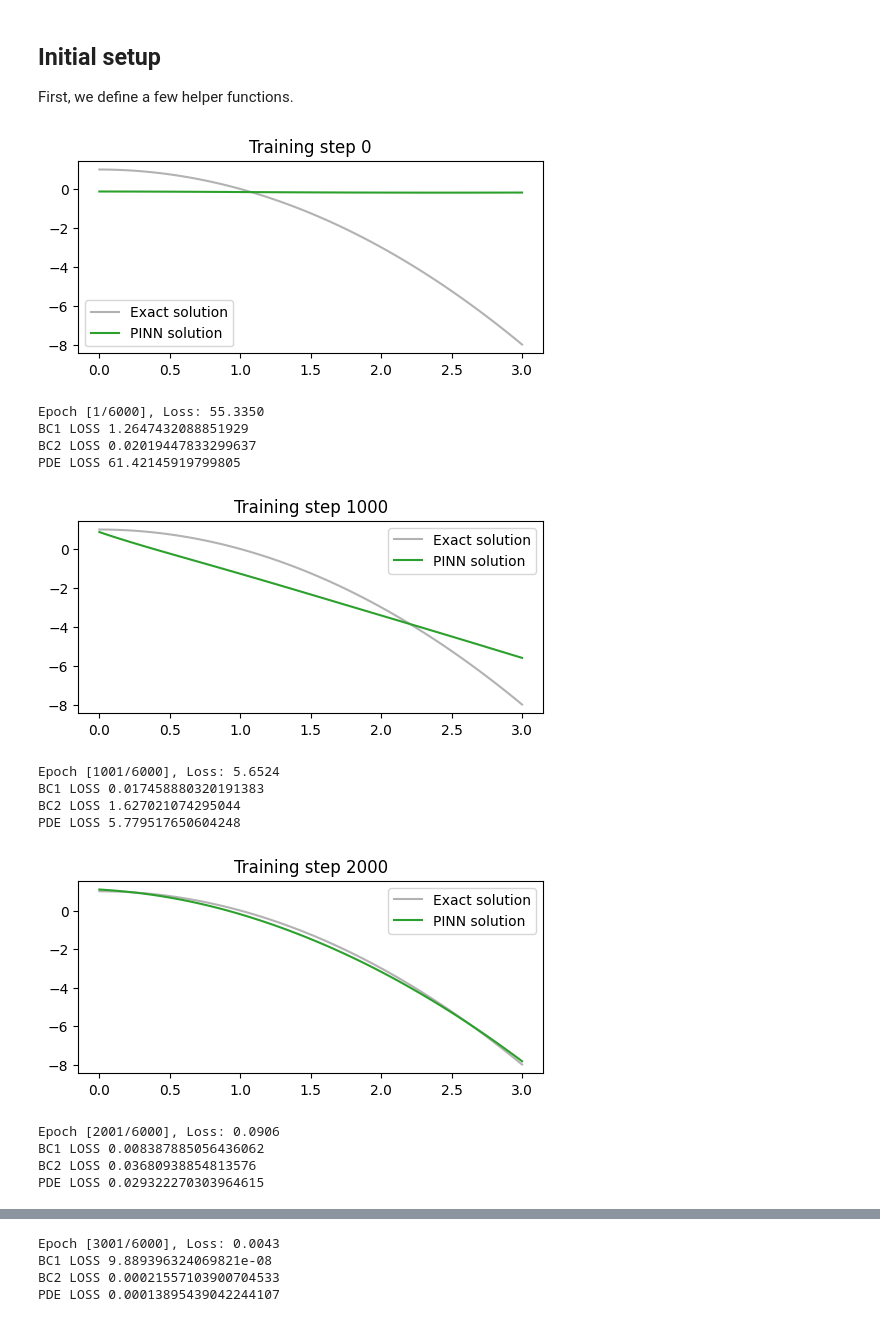
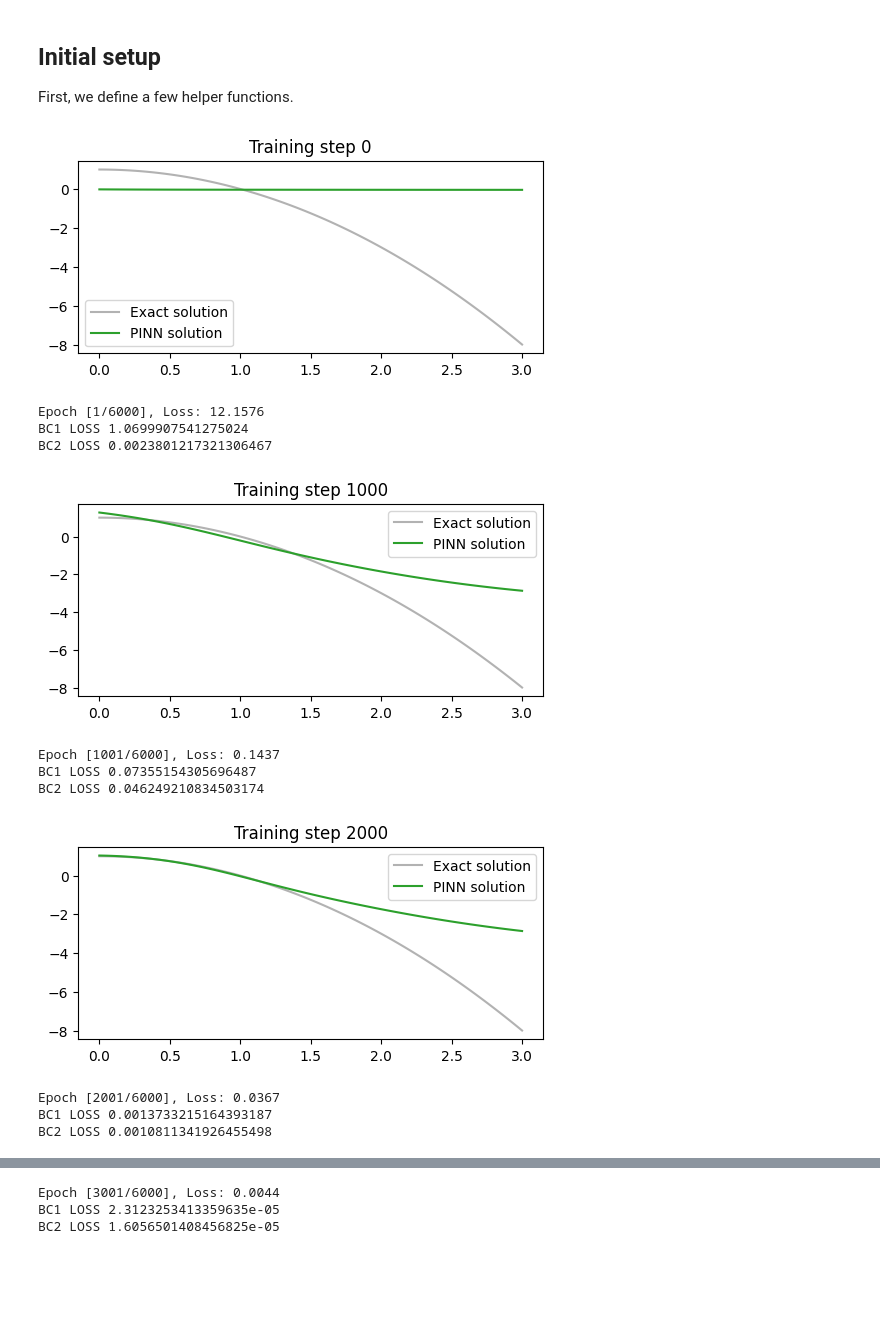
Before and after one commit to vsy2876/PINN, a Jupyter notebook: Polynomial/JNRpg121prb2.21.ipynb, the cells around one changed output, grey strips where cells are left out. Saved outputs shown, nothing was run; the diff lists cells and outputs as text; code cells hidden in the pictures; blank space fills up the shorter version.

```diff
--- a/Polynomial/JNRpg121prb2.21.ipynb
+++ b/Polynomial/JNRpg121prb2.21.ipynb
@@ -113,56 +113,53 @@ for i in range(num_epochs+1):
     # dudx2 = torch.autograd.grad(dudx, x_boundary2, torch.ones_like(u), create_graph=True)[0]  # (20, 1)
     loss2 = (torch.squeeze(u)-0)**2
 
-    u = pinn(x_boundary3)
-    loss3 = (torch.squeeze(u)+8)**2
+    # u = pinn(x_boundary3)
+    # loss3 = (torch.squeeze(u)+8)**2
 
     # compute physics loss
     u = pinn(x_physics)  # (20, 1)
     dudx = torch.autograd.grad(u, x_physics, torch.ones_like(u), create_graph=True)[0]  # (20, 1)
     dudx2 = torch.autograd.grad(dudx, x_physics, torch.ones_like(dudx), create_graph=True)[0]  # (20, 1)
-    loss4 = torch.mean((-2*u*dudx2 + (dudx**2)-4)**2)
+    loss4 = torch.mean((-2*u*dudx2 + (dudx)**2-4)**2)
 
     # backpropagate joint loss, take optimiser step
     # loss = lambda1* loss1 + lambda2* loss2 + lambda1*loss3 + lambda2*loss4
-    loss = lambda1* loss1 + lambda2* loss2 + lambda2 * loss3 + lambda2*loss4
+    loss = lambda1* loss1 + lambda2* loss2  + lambda2*loss4 #+lambda2 * loss3
     loss.backward()
     optimiser.step()
     losses.append(loss.item())
 
     # plot the result as training progresses
     if i % 1000 == 0:
         u = pinn(x_test).detach()
         plt.figure(figsize=(6,2.5))
         plt.plot(x_test[:,0], u_exact[:,0], label="Exact solution", color="tab:grey", alpha=0.6)
         plt.plot(x_test[:,0], u[:,0], label="PINN solution", color="tab:green")
         plt.title(f"Training step {i}")
         plt.legend()
         plt.show()
         print(f"Epoch [{i+1}/{num_epochs}], Loss: {loss.item():.4f}")
         print(f'BC1 LOSS {loss1}')
         print(f'BC2 LOSS {loss2}')
-        print(f'PDE LOSS {loss3}')
+        # print(f'PDE LOSS {loss3}')
 
 
 plt.plot(range(1, num_epochs+2), losses, label='Training Loss')
 plt.xlabel('Epoch')
 plt.ylabel('Loss')
 plt.title('Loss vs Epoch')
 plt.legend()
 plt.show()
 # %% [output]
-[figure, old version]
+[figure, new version]
-Epoch [1/6000], Loss: 55.3350
-BC1 LOSS 1.2647432088851929
-BC2 LOSS 0.02019447833299637
-PDE LOSS 61.42145919799805
+Epoch [1/6000], Loss: 12.1576
+BC1 LOSS 1.0699907541275024
+BC2 LOSS 0.0023801217321306467
-[figure, old version]
+[figure, new version]
-Epoch [1001/6000], Loss: 5.6524
-BC1 LOSS 0.017458880320191383
-BC2 LOSS 1.627021074295044
-PDE LOSS 5.779517650604248
+Epoch [1001/6000], Loss: 0.1437
+BC1 LOSS 0.07355154305696487
+BC2 LOSS 0.046249210834503174
-[figure, old version]
+[figure, new version]
-Epoch [2001/6000], Loss: 0.0906
-BC1 LOSS 0.008387885056436062
-BC2 LOSS 0.03680938854813576
-PDE LOSS 0.029322270303964615
+Epoch [2001/6000], Loss: 0.0367
+BC1 LOSS 0.0013733215164393187
+BC2 LOSS 0.0010811341926455498
@@ -170,4 +167,3 @@ PDE LOSS 0.029322270303964615
-Epoch [3001/6000], Loss: 0.0043
-BC1 LOSS 9.889396324069821e-08
-BC2 LOSS 0.00021557103900704533
-PDE LOSS 0.00013895439042244107
+Epoch [3001/6000], Loss: 0.0044
+BC1 LOSS 2.3123253413359635e-05
+BC2 LOSS 1.6056501408456825e-05
```
Also changed, not shown: parts of 8 cells of this notebook, 4 other files.
